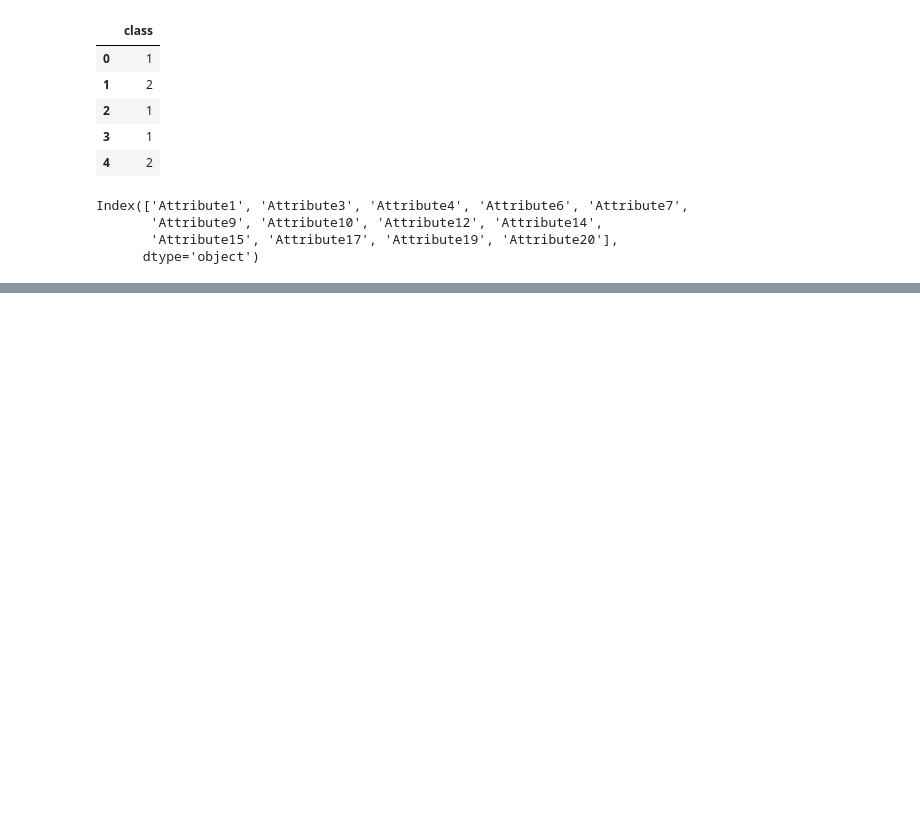
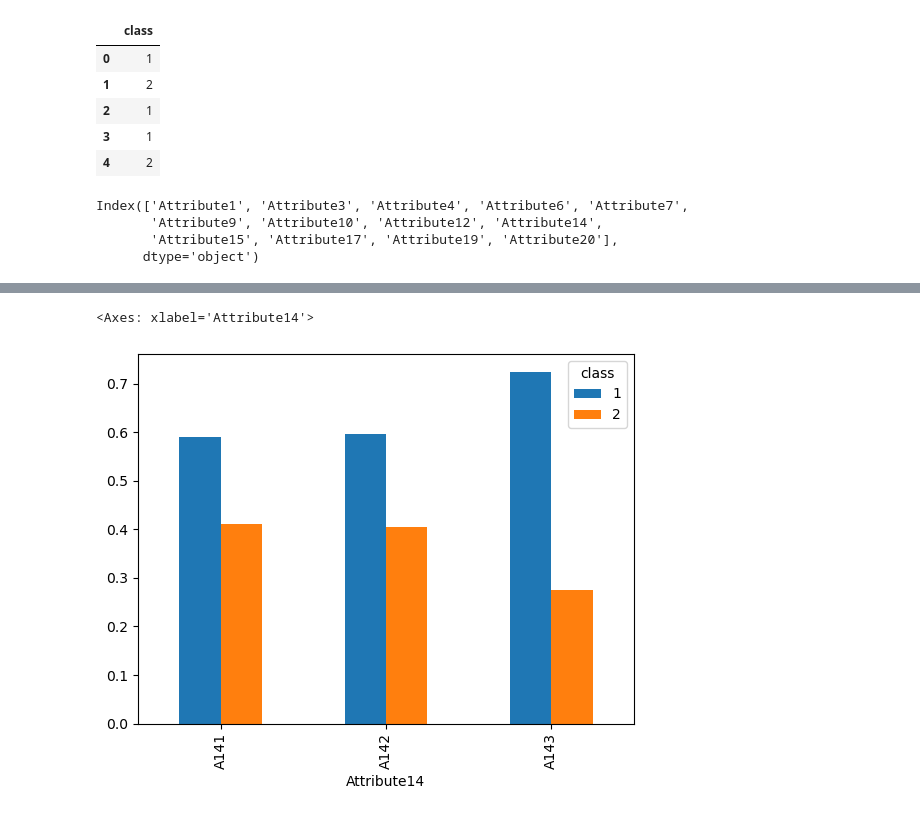
Before and after one commit to Syed-A-Naqvi/machine_learning, a Jupyter notebook: python_machine_learning/classification/k-NN/k-NN-classification.ipynb, the cells around one changed output, grey strips where cells are left out. Cells and saved outputs as stored; diff of their text form; code cells hidden in the pictures; blank space fills up the shorter version.

```diff
--- a/python_machine_learning/classification/k-NN/k-NN-classification.ipynb
+++ b/python_machine_learning/classification/k-NN/k-NN-classification.ipynb
@@ -130,0 +150,9 @@ display(german_data_Y[german_data_X['Attribute1'] == 'A14'].value_counts())
+# %%
+grouped = pd.concat([german_data_X_encodings['Attribute14'], german_data_Y], axis=1).groupby(['Attribute14','class']).size()
+attr_counts = german_data_X['Attribute14'].value_counts()
+credit_worthiness = grouped.reset_index(name='count')
+credit_worthiness['percent_in_class'] = credit_worthiness.apply(lambda x: x['count']/attr_counts[x['Attribute14']], axis=1)
+credit_worthiness.pivot(index='Attribute14',columns='class', values='percent_in_class').plot(kind='bar',)
+# %% [output]
+<Axes: xlabel='Attribute14'>
+[figure, added]
```
Also changed, not shown: parts of 9 cells of this notebook, 20 other files.
